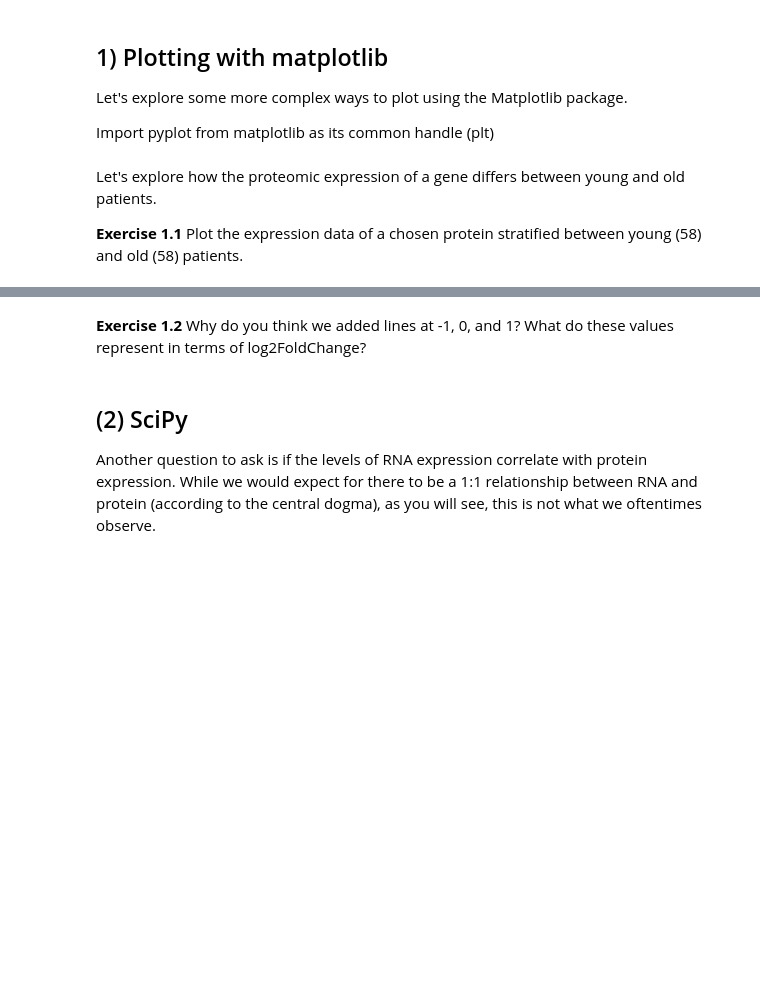
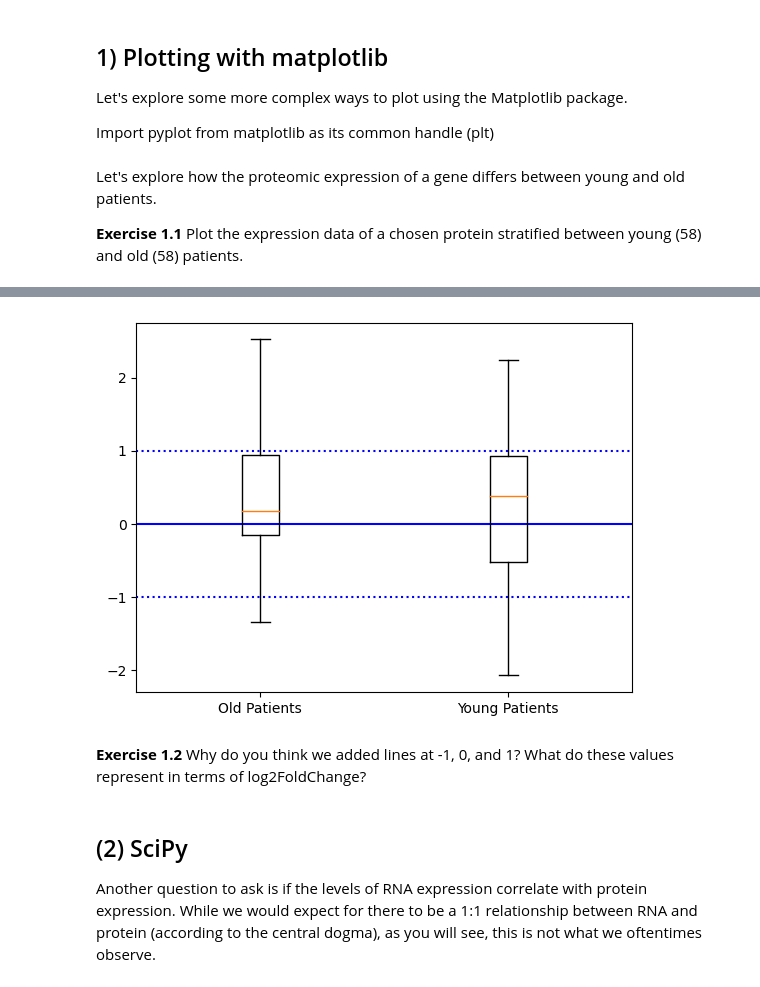
Before and after one commit to alic5e/qbio_490_alice, a Jupyter notebook: week10_python/Intro_to_CPTAC.ipynb, the cells around one changed output, grey strips where cells are left out. Cells and saved outputs as stored; diff of their text form; code cells hidden in the pictures; blank space fills up the shorter version.

```diff
--- a/week10_python/Intro_to_CPTAC.ipynb
+++ b/week10_python/Intro_to_CPTAC.ipynb
@@ -153,8 +245,8 @@ You can also access other data using the `cptac` python package for the same pat
 
 **Exercise 3.1** Access the RNA (transcriptomics) and clinical data from the brca object. The function name is very similar in syntax to the get_proteomics() function from before!
 # %%
-rna_data = FILL IN HERE
-clinical_data = FILL IN HERE
+rna_data = brca.get_transcriptomics()
+clinical_data = brca.get_clinical()
 # %% [markdown]
 **Exercise 3.2** Examine these dataframes. In particular:
 
@@ -204,6 +332,7 @@ First, use head() to glance as to what data is available.
 **Exercise 4.1** You might notice that the Age column values don't look like years -- they're in months. Create a new column called "Age" with the "Age.in.Month" values / 12. Then, use head() again to make sure the ages were converted.
 # %%
 # convert ages here!
+clinical_data["Age"]=clinical_data["Age.in.Month"]/12
 # %% [markdown]
 There are actually control (non-cancer) tissue samples in some datasets. Let's determine whether we need to account for this in our dataset this using the unique() function from numpy.
 
@@ -220,13 +352,17 @@ __Exercise 4.3__ Let's examine how tumor stage varies as a function of age:
    5. Compare your results to the barplot. Do your numbers make sense?
 # %%
 # 1. Import libraries here
+import matplotlib.pyplot as plt
+import seaborn as sns
 
 
 # 2. Create the age_category column in clinical_data
+age_categories=np.where(clinical_data.loc[:,"Age"]>=50,"Old"\
+                       np.where(clinical_data.loc[:,"Age"]<50,"Young"),np.nan)
 
 
 # 3. Replace NaN with No cancer
-
+clinical_data=np.where(clinical_data.loc[:,"Stage"]==np.nan,"No Cancer")
 
 
 ## this will programatically get all the stages in order
@@ -270,11 +407,11 @@ Let's explore how the proteomic expression of a gene differs between young and o
 
 **Exercise 1.1** Plot the expression data of a chosen protein stratified between young (58) and old (58) patients.
 # %%
-young_mask = FILL IN HERE # the age column is 'Age.in.Month', which (as stated) is in months
-old_mask = FILL IN HERE
+young_mask = clinical_data.loc[:,"Age"]<58 # the age column is 'Age.in.Month', which (as stated) is in months
+old_mask = clinical_data.loc[:,"Age"]>=58
 
-young = (protein_data.loc[FILL IN HERE]).dropna()
-old = (protein_data.loc[FILL IN HERE]).dropna()
+young = (protein_data.loc[young_mask,"AAGAB"]).dropna()
+old = (protein_data.loc[old_mask,"AAGAB"]).dropna()
 
 data = [old.values, young.values] # our boxplot function will require an array (or an array of arrays)
 data
@@ -281,16 +435,18 @@ data
 # %%
 fig, ax = plt.subplots()
 
 plt.axhline(y = 0, color = 'blue', linestyle = '-')
 plt.axhline(y = -1, color = 'blue', linestyle = ':')
 plt.axhline(y = 1, color = 'blue', linestyle = ':')
 
 
-bp = ax.boxplot(FILL IN HERE) # data goes here
-plt.xticks([1, 2], ["FILL IN HERE", "FILL IN HERE"]) # use \n for new line if desired
+bp = ax.boxplot(data) # data goes here
+plt.xticks([1, 2], ["Old Patients", "Young Patients"]) # use \n for new line if desired
 
 
 plt.show()
+# %% [output]
+[figure, added]
 # %% [markdown]
 **Exercise 1.2** Why do you think we added lines at -1, 0, and 1? What do these values represent in terms of log2FoldChange?
 # %%
```
Also changed, not shown: parts of 28 cells of this notebook.
